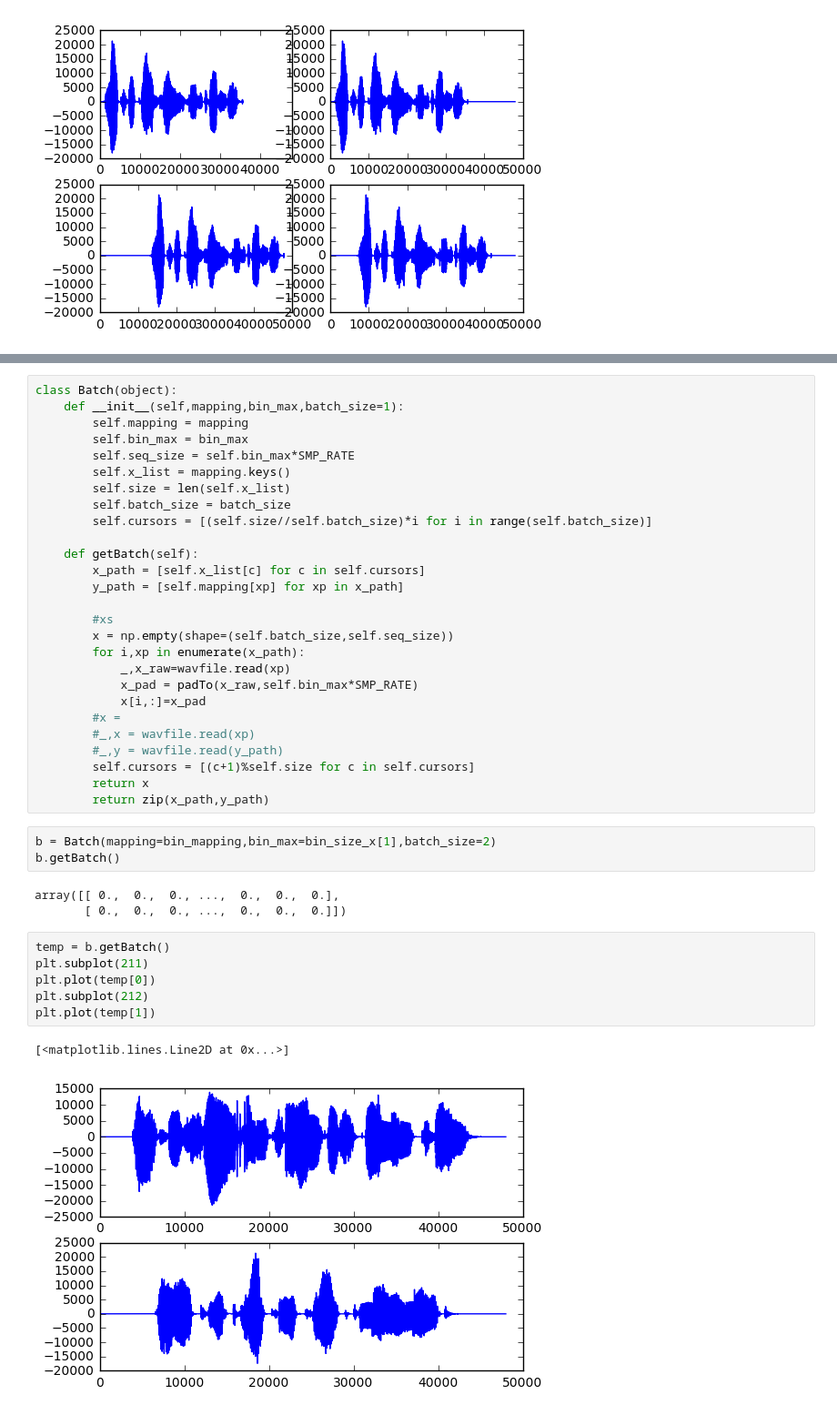
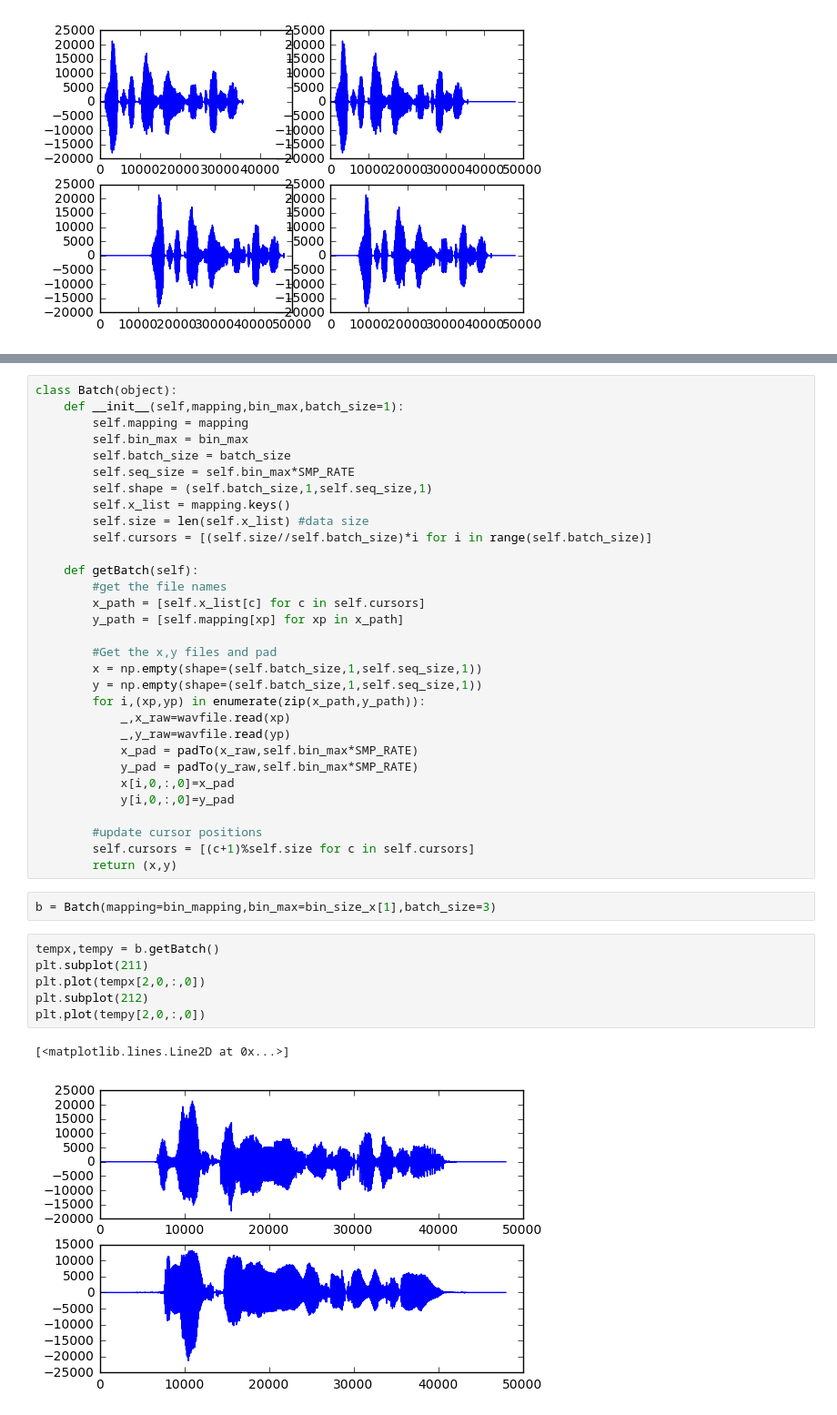
Before and after one commit to tmulc18/S2SCycleGAN, a Jupyter notebook: nbs/Data Investigating.ipynb, the cells around one changed output, grey strips where cells are left out. Shown: that part at 91% size. Cells and saved outputs as stored; diff of their text form.

```diff
--- a/nbs/Data Investigating.ipynb
+++ b/nbs/Data Investigating.ipynb
@@ -122,40 +126,40 @@ class Batch(object):
     def __init__(self,mapping,bin_max,batch_size=1):
         self.mapping = mapping
         self.bin_max = bin_max
+        self.batch_size = batch_size
         self.seq_size = self.bin_max*SMP_RATE
+        self.shape = (self.batch_size,1,self.seq_size,1)
         self.x_list = mapping.keys()
-        self.size = len(self.x_list)
-        self.batch_size = batch_size
+        self.size = len(self.x_list) #data size
         self.cursors = [(self.size//self.batch_size)*i for i in range(self.batch_size)]
 
     def getBatch(self):
+        #get the file names
         x_path = [self.x_list[c] for c in self.cursors]
         y_path = [self.mapping[xp] for xp in x_path]
 
-        #xs
-        x = np.empty(shape=(self.batch_size,self.seq_size))
-        for i,xp in enumerate(x_path):
+        #Get the x,y files and pad
+        x = np.empty(shape=(self.batch_size,1,self.seq_size,1))
+        y = np.empty(shape=(self.batch_size,1,self.seq_size,1))
+        for i,(xp,yp) in enumerate(zip(x_path,y_path)):
             _,x_raw=wavfile.read(xp)
+            _,y_raw=wavfile.read(yp)
             x_pad = padTo(x_raw,self.bin_max*SMP_RATE)
-            x[i,:]=x_pad
-        #x =
-        #_,x = wavfile.read(xp)
-        #_,y = wavfile.read(y_path)
+            y_pad = padTo(y_raw,self.bin_max*SMP_RATE)
+            x[i,0,:,0]=x_pad
+            y[i,0,:,0]=y_pad
+
+        #update cursor positions
         self.cursors = [(c+1)%self.size for c in self.cursors]
-        return x
-        return zip(x_path,y_path)
+        return (x,y)
 # %%
-b = Batch(mapping=bin_mapping,bin_max=bin_size_x[1],batch_size=2)
-b.getBatch()
+b = Batch(mapping=bin_mapping,bin_max=bin_size_x[1],batch_size=3)
-# %% [output]
-array([[ 0.,  0.,  0., ...,  0.,  0.,  0.],
-       [ 0.,  0.,  0., ...,  0.,  0.,  0.]])
 # %%
-temp = b.getBatch()
+tempx,tempy = b.getBatch()
 plt.subplot(211)
-plt.plot(temp[0])
+plt.plot(tempx[2,0,:,0])
 plt.subplot(212)
-plt.plot(temp[1])
+plt.plot(tempy[2,0,:,0])
 # %% [output]
 [<matplotlib.lines.Line2D at 0x...>]
-[figure, old version]
+[figure, new version]
```
Also changed, not shown: parts of 14 cells of this notebook.
